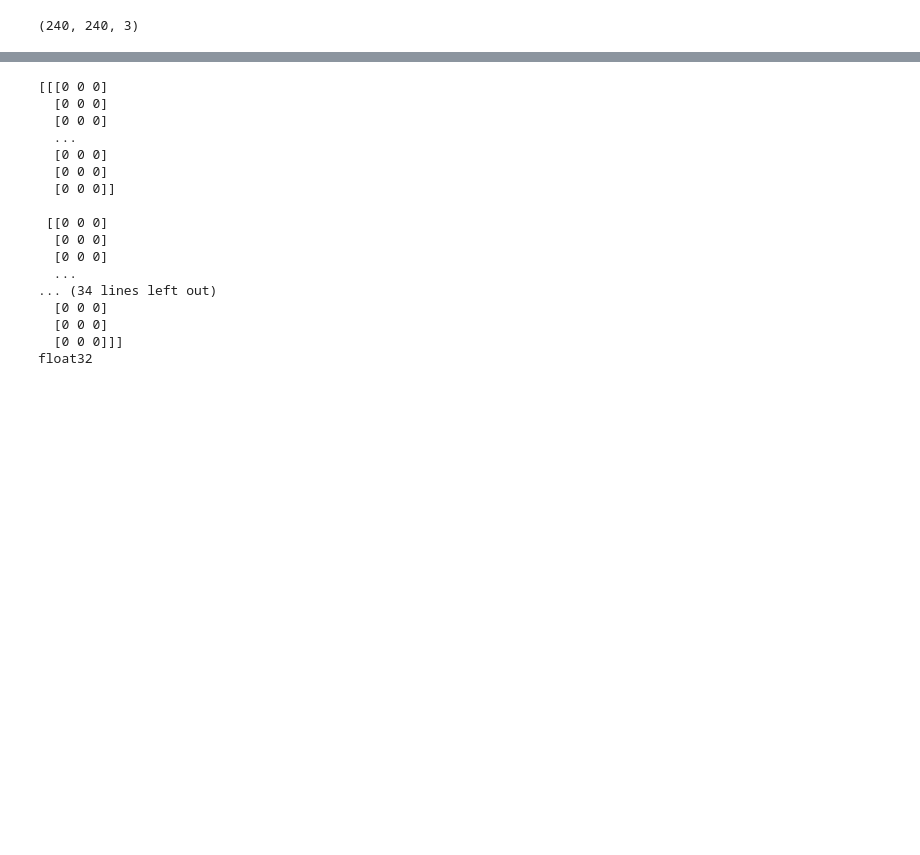
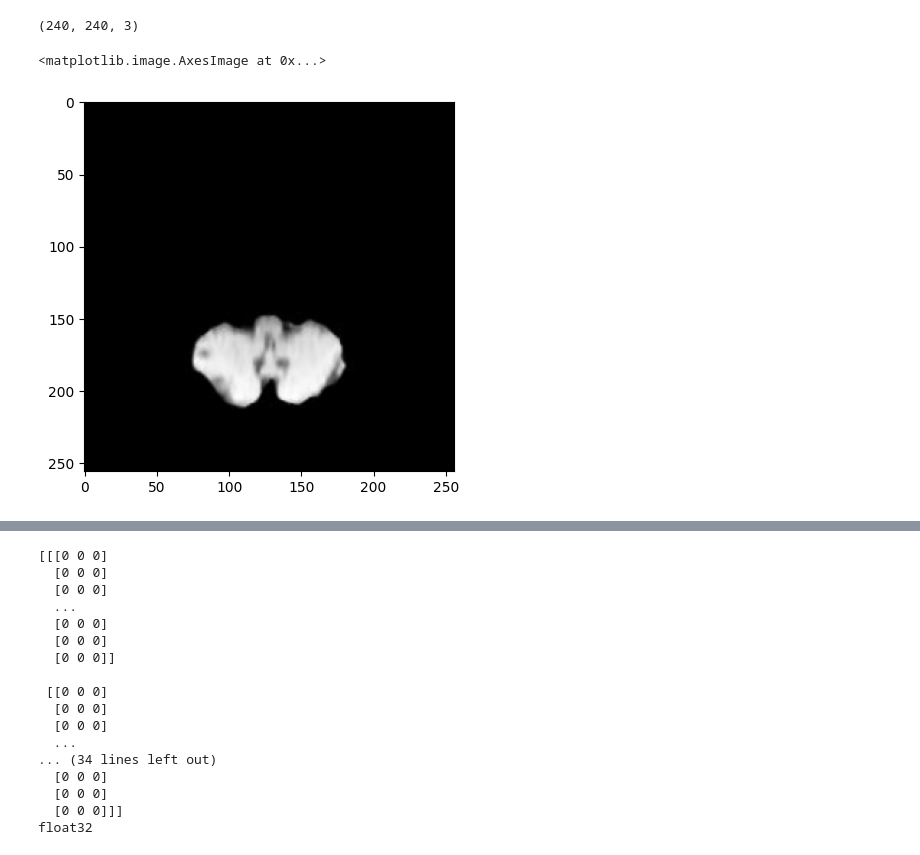
Before and after one commit to drishti-s1/Brain-Tumor-Detection-Model, a Jupyter notebook: brain_tumor.ipynb, the cells around one changed output, grey strips where cells are left out. Drawn from its saved outputs; the diff is of its cells as text; code cells hidden in the pictures; blank space fills up the shorter version.

```diff
--- a/brain_tumor.ipynb
+++ b/brain_tumor.ipynb
@@ -220,6 +228,11 @@ Image.shape
 Image = cv2.resize(Image,(256,256))
 # %%
 test_input = Image.reshape((1,256,256,3))
+# %%
+plt.imshow(Image)
+# %% [output]
+<matplotlib.image.AxesImage at 0x...>
+[figure, added]
 # %%
 model.predict(test_input)
 # %% [output]
```
Also changed, not shown: parts of 10 cells of this notebook.
